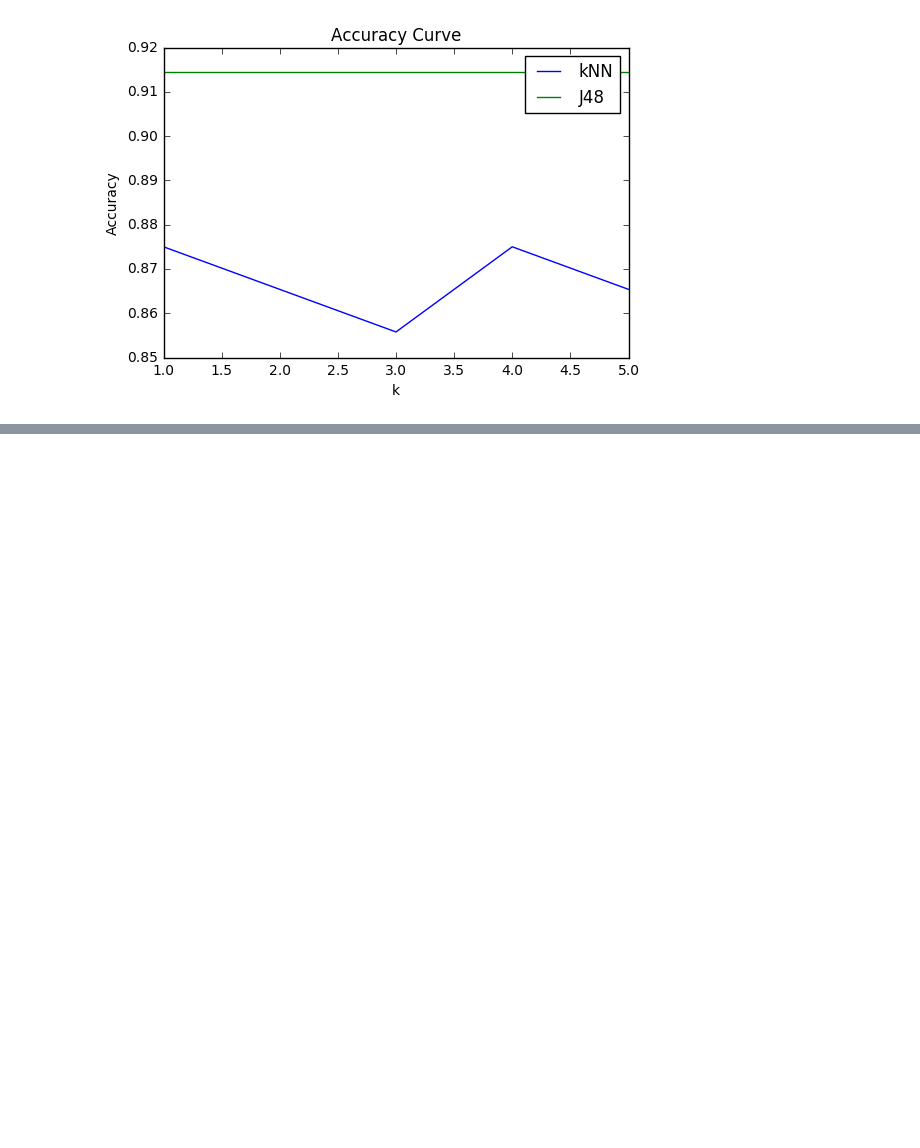
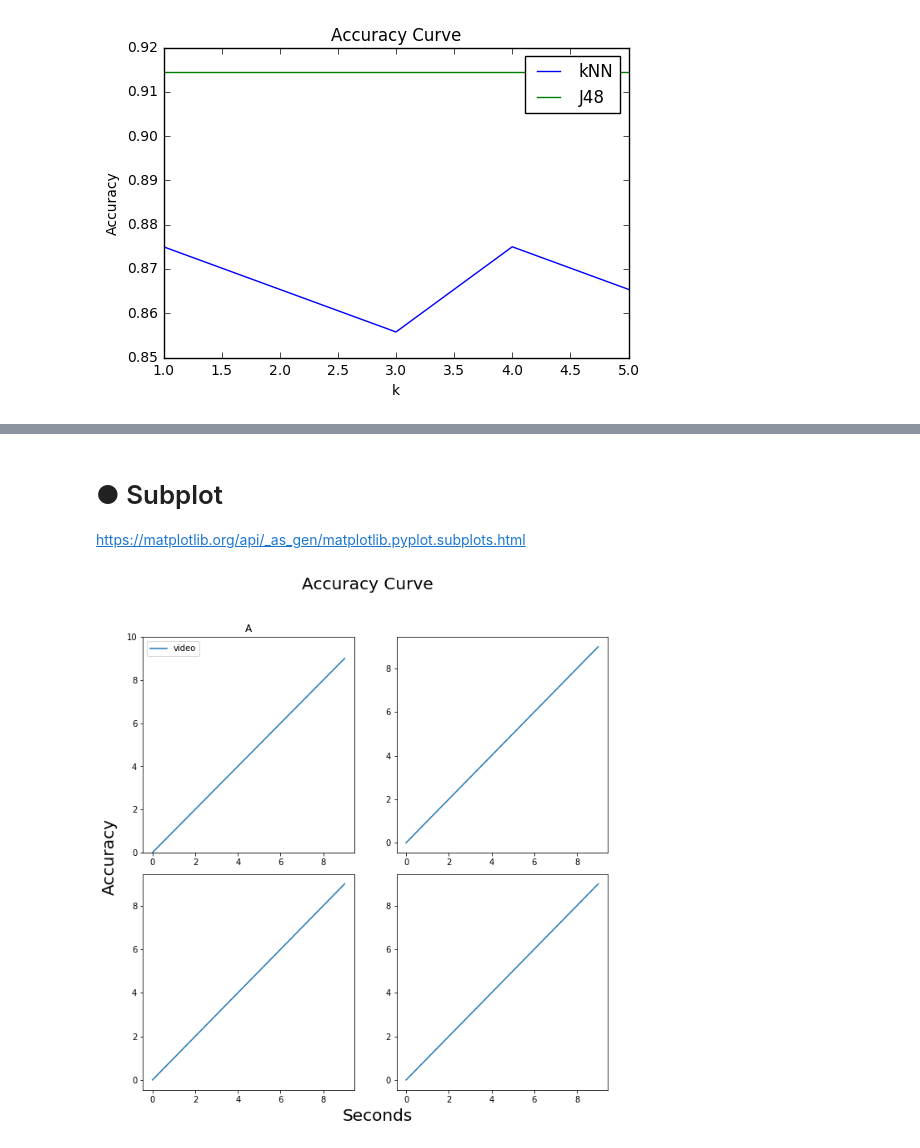
Before and after one commit to gtatiya/Python-Programming, a Jupyter notebook: Matplotlib API/pyplot.ipynb, the cells around one changed output, grey strips where cells are left out. Cells and saved outputs as stored; diff of their text form; code cells hidden in the pictures; blank space fills up the shorter version.

```diff
--- a/Matplotlib API/pyplot.ipynb
+++ b/Matplotlib API/pyplot.ipynb
@@ -57,0 +79,27 @@ plt.show()
+# %% [markdown]
+# <a id="Subplot">● Subplot</a>
+
+https://matplotlib.org/api/_as_gen/matplotlib.pyplot.subplots.html
+# %%
+fig, ((a,b),(c,d)) = plt.subplots(2,2, figsize=(10, 10))
+x = np.arange(10)
+a.plot(x, x)
+b.plot(x, x)
+c.plot(x, x)
+d.plot(x, x)
+
+a.set_ylim([0, 10])
+a.set_title("A")
+a.legend(['video'], loc='upper left')
+
+fig.suptitle('Accuracy Curve', fontsize='20')
+fig.subplots_adjust(hspace=0.1)
+c.annotate('Accuracy', (0, 0.5), xytext=(-30, 150),
+                    textcoords='offset points', xycoords='axes fraction',
+                    ha='right', va='center', size=20, rotation=90)
+d.annotate('Seconds', (0.5, 1), xytext=(-150, -300),
+                    textcoords='offset points', xycoords='axes fraction',
+                    ha='center', va='bottom', size=20)
+fig.savefig("image3.png", bbox_inches='tight', dpi=100)
+# %% [output]
+[figure, added]
```
Also changed, not shown: parts of 4 cells of this notebook, 12 other files.
